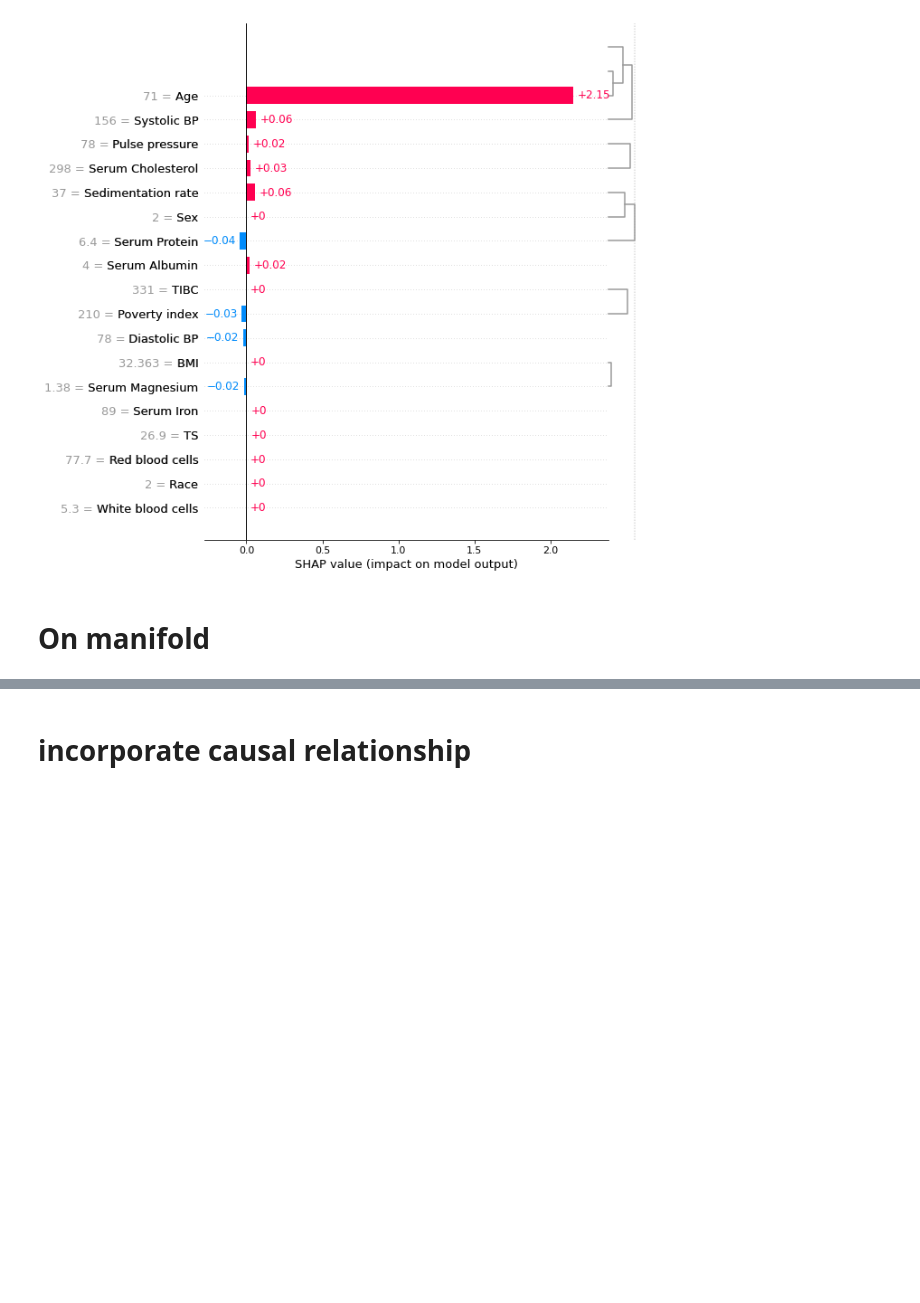
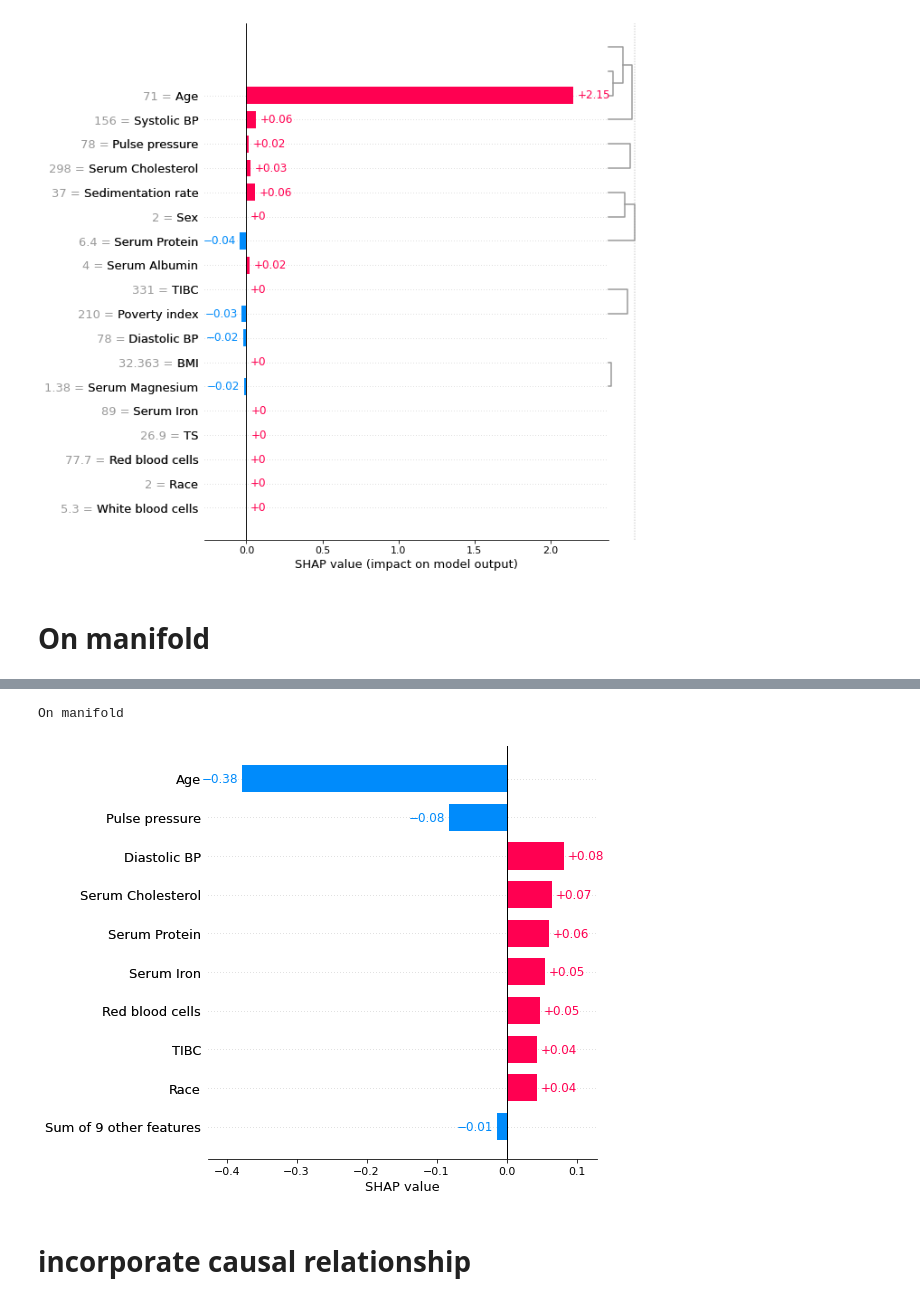
Before and after one commit to nathanwang000/Shapley-Flow, a Jupyter notebook: notebooks/NHANES1_survival.ipynb, the cells around one changed output, grey strips where cells are left out. Cells and saved outputs as stored; diff of their text form; code cells hidden in the pictures; blank space fills up the shorter version.

```diff
--- a/notebooks/NHANES1_survival.ipynb
+++ b/notebooks/NHANES1_survival.ipynb
@@ -302,3 +311,12 @@ On manifold
+# %%
+print('On manifold')
+cf_on_manifold.draw(55, show=False, max_display=10)
+plt.tight_layout()
+# plt.savefig(f'figures/nutrition_manifold_{sample_ind}.png')
+plt.show()
+# %% [output]
+On manifold
+[figure, added]
 # %% [markdown]
 # incorporate causal relationship
 # %%
```
Also changed, not shown: parts of 4 cells of this notebook, 2 other files.
